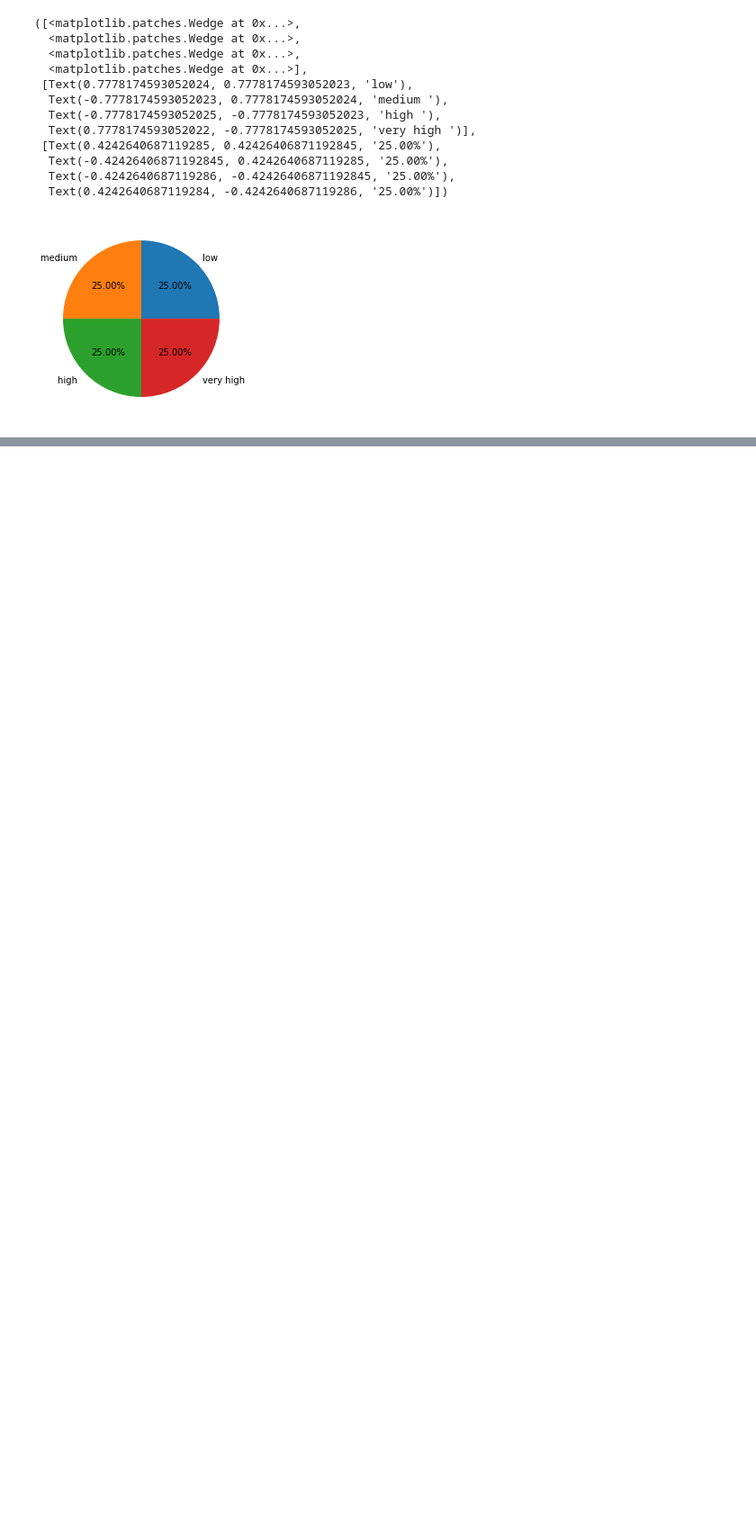
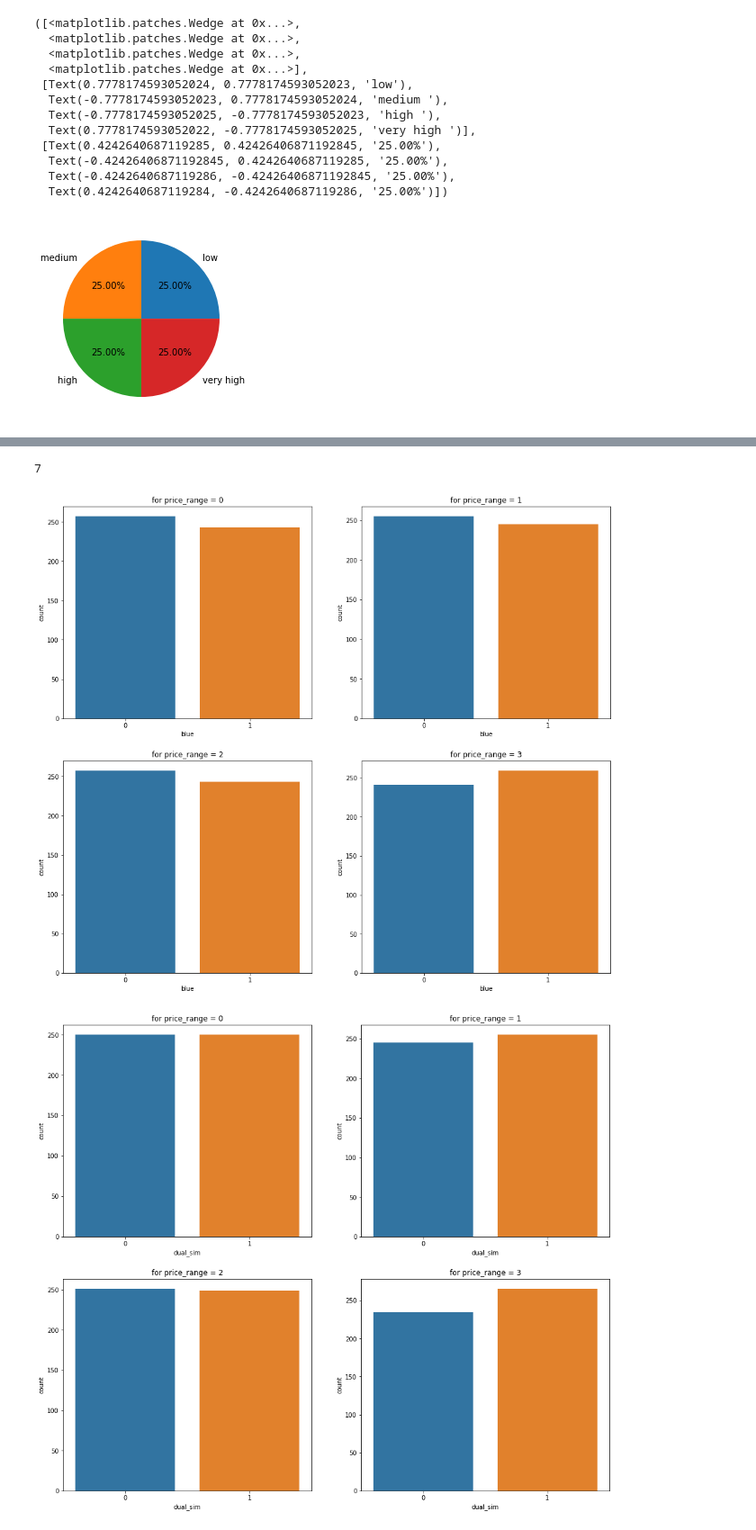
Before and after one commit to Arvindkale123/mobile-price-range-prediction, a Jupyter notebook: capstone 3.ipynb, the cells around one changed output, grey strips where cells are left out. Shown: that part at 90% size. Saved outputs shown, nothing was run; the diff lists cells and outputs as text; code cells hidden in the pictures; blank space fills up the shorter version.

```diff
--- a/capstone 3.ipynb
+++ b/capstone 3.ipynb
@@ -158,0 +168,15 @@ plt.pie(count,labels=classes, autopct='%1.2f%%')
+# %%
+# Countplot of three g sim for each price range
+#fig, axs = plt.subplots(2,2, figsize=(16, 14))
+length = len(categoricals)
+print(length)
+for j in range(length):
+  fig, axs = plt.subplots(2,2, figsize=(16, 14))
+  for i in range(4):
+        sns.countplot(x=df[df['price_range']==i][categoricals[j]] , ax=axs[i//2][i%2])
+        axs[i//2][i%2].set_xlabel(categoricals[j])
+        axs[i//2][i%2].set_title(f'for price_range = {i}')
+# %% [output]
+7
+[figure, added]
+[figure, added]
```
Also changed, not shown: parts of 7 cells of this notebook.
